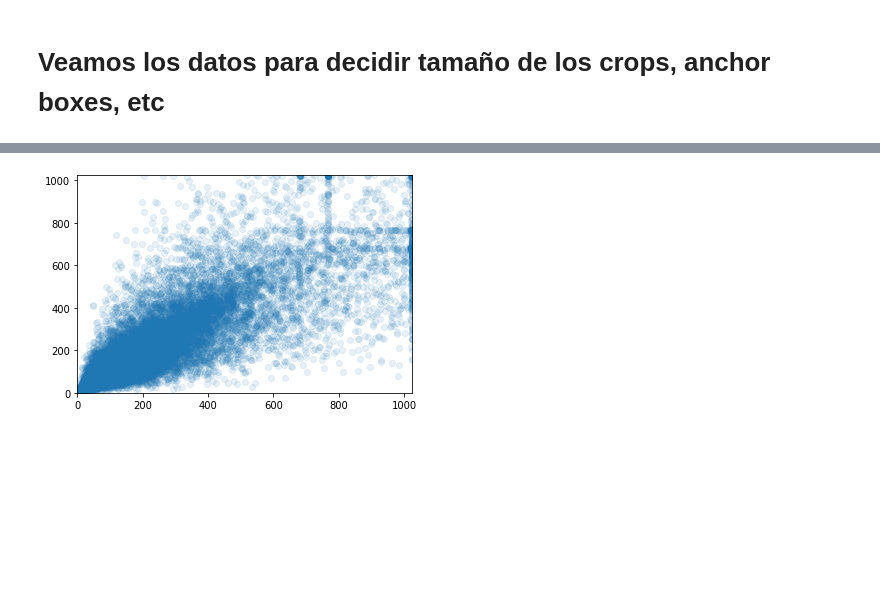
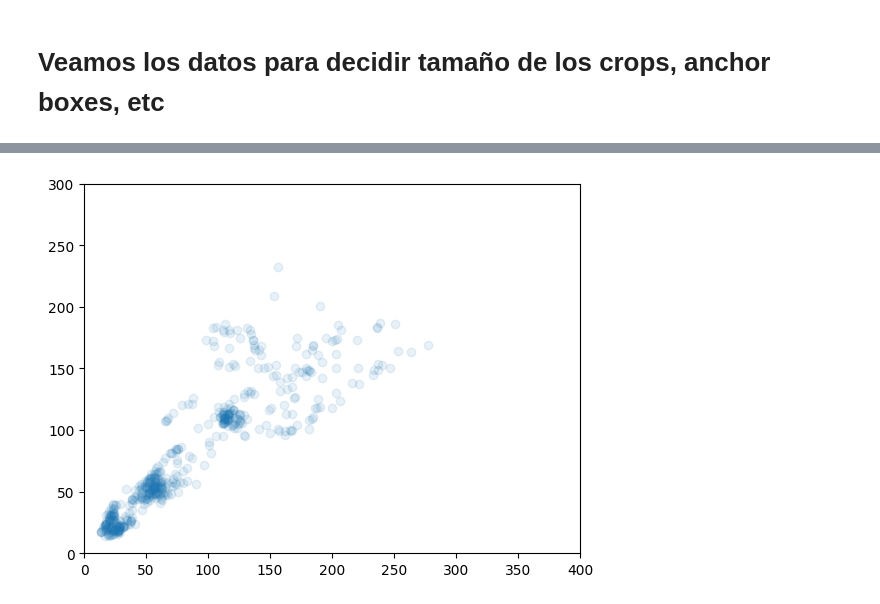
Before and after one commit to Cande-Gioia/YOLO-Fruits-TP, a Jupyter notebook: 1 - Tamaño Crops .ipynb, the cells around one changed output, grey strips where cells are left out. Cells and saved outputs as stored; diff of their text form; code cells hidden in the pictures; blank space fills up the shorter version.

```diff
--- a/1 - Tamaño Crops .ipynb
+++ b/1 - Tamaño Crops .ipynb
@@ -11,12 +14,12 @@ import numpy as np
 # %%
 import pickle
 with open("data.pkl","rb") as f:
-    (df_train, df_val, train_files, val_files, classes_idx, cant_classes, classes) = pickle.load(f)
+    (df_train, df_val, train_files, classes_idx, cant_classes, classes) = pickle.load(f)
 # %%
-plt.scatter(df_train["delta_x"],df_train["delta_y"], alpha=0.1)
-plt.xlim([0,1024])
-plt.ylim([0,1024])
+plt.scatter(df_train["delta_x"], df_train["delta_y"], alpha=0.1)
+plt.xlim([0,400])
+plt.ylim([0,300])
 plt.show()
 # %% [output]
-[figure, old version]
+[figure, new version]
 # %%
```
Also changed, not shown: parts of 4 cells of this notebook, 2 other files.
